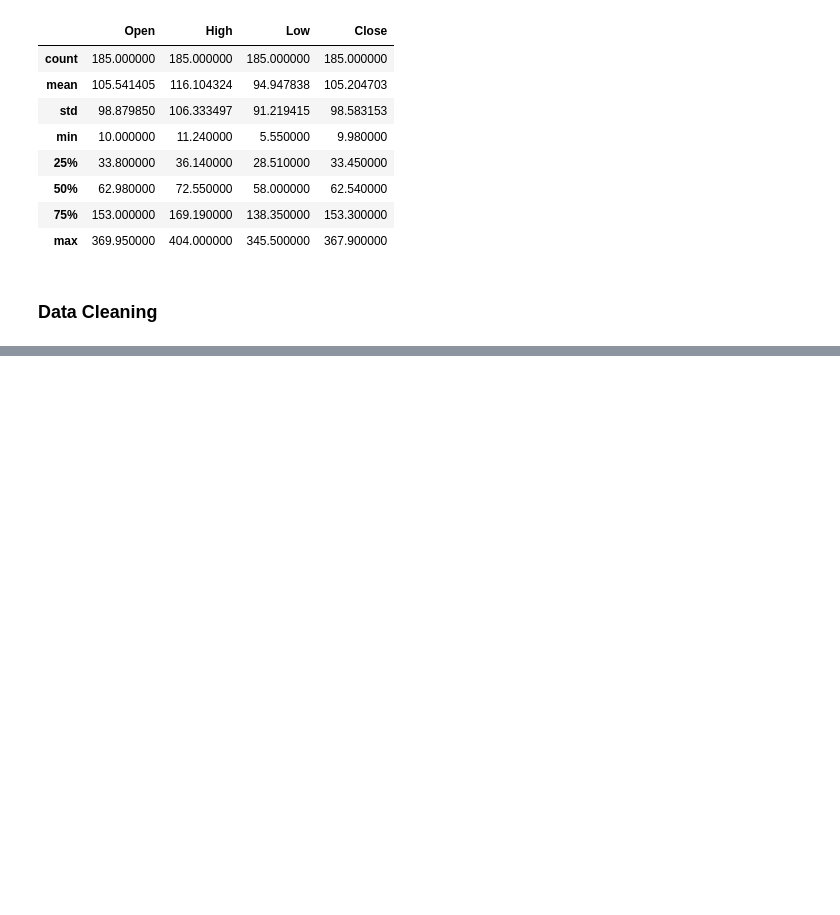
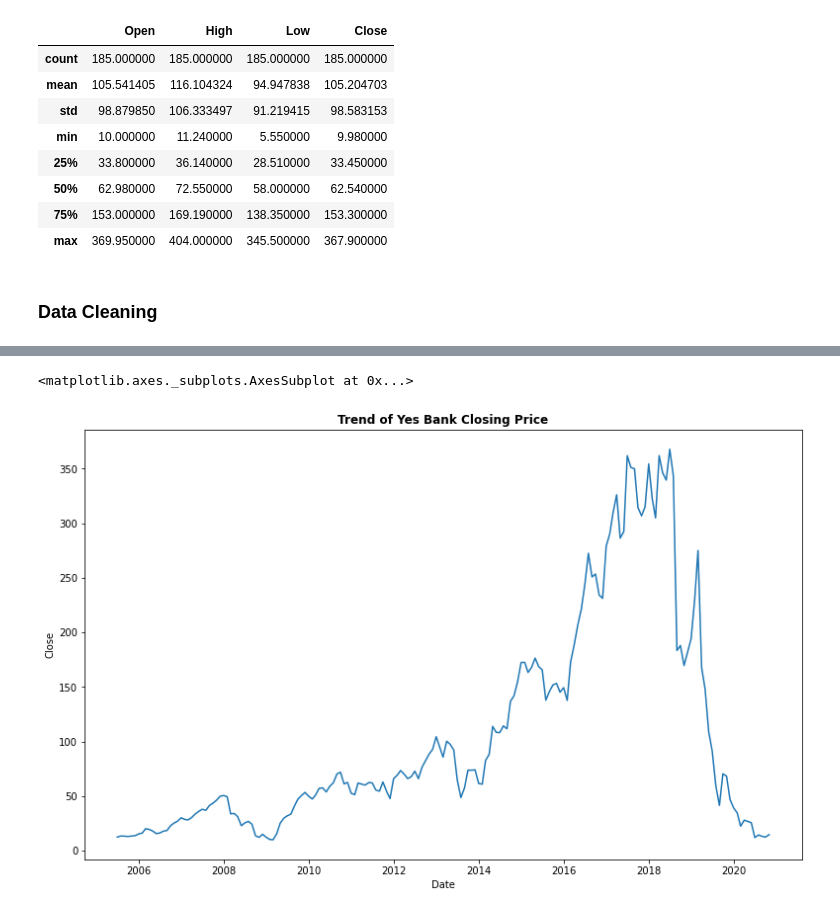
Before and after one commit to BiswajitPaul7/Yes-Bank-Data-Analysis, a Jupyter notebook: Biswajit_Paul.ipynb, the cells around one changed output, grey strips where cells are left out. Cells and saved outputs as stored; diff of their text form; code cells hidden in the pictures; blank space fills up the shorter version.

```diff
--- a/Biswajit_Paul.ipynb
+++ b/Biswajit_Paul.ipynb
@@ -105,0 +170,3 @@ df.describe()
+# %%
+#Convertting Date column from object to date type(Data wrangling)
+df['Date']= pd.to_datetime(df['Date'], format= '%b-%y')
@@ -105,0 +182,3 @@ df.describe()
+# %%
+Yearly_df= df.groupby('Date')['Close'].mean().reset_index()
+Yearly_df.head()
@@ -105,0 +192,7 @@ df.describe()
+# %%
+plt.figure(figsize= [13, 8])
+plt.title("Trend of Yes Bank Closing Price", fontweight = 'bold')
+sns.lineplot(data=Yearly_df, x= 'Date', y= 'Close', palette= 'husl' )
+# %% [output]
+<matplotlib.axes._subplots.AxesSubplot at 0x...>
+[figure, added]
```
Also changed, not shown: parts of 13 cells of this notebook.
